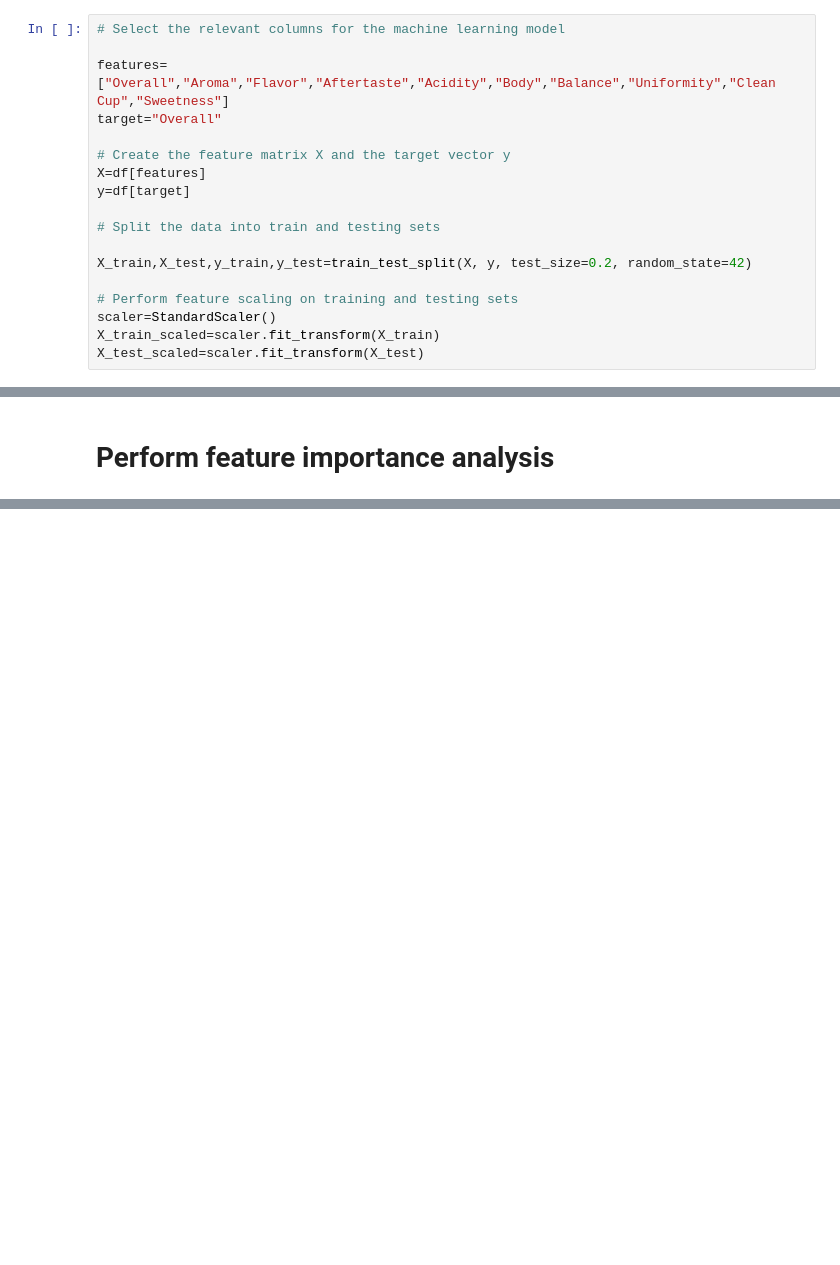
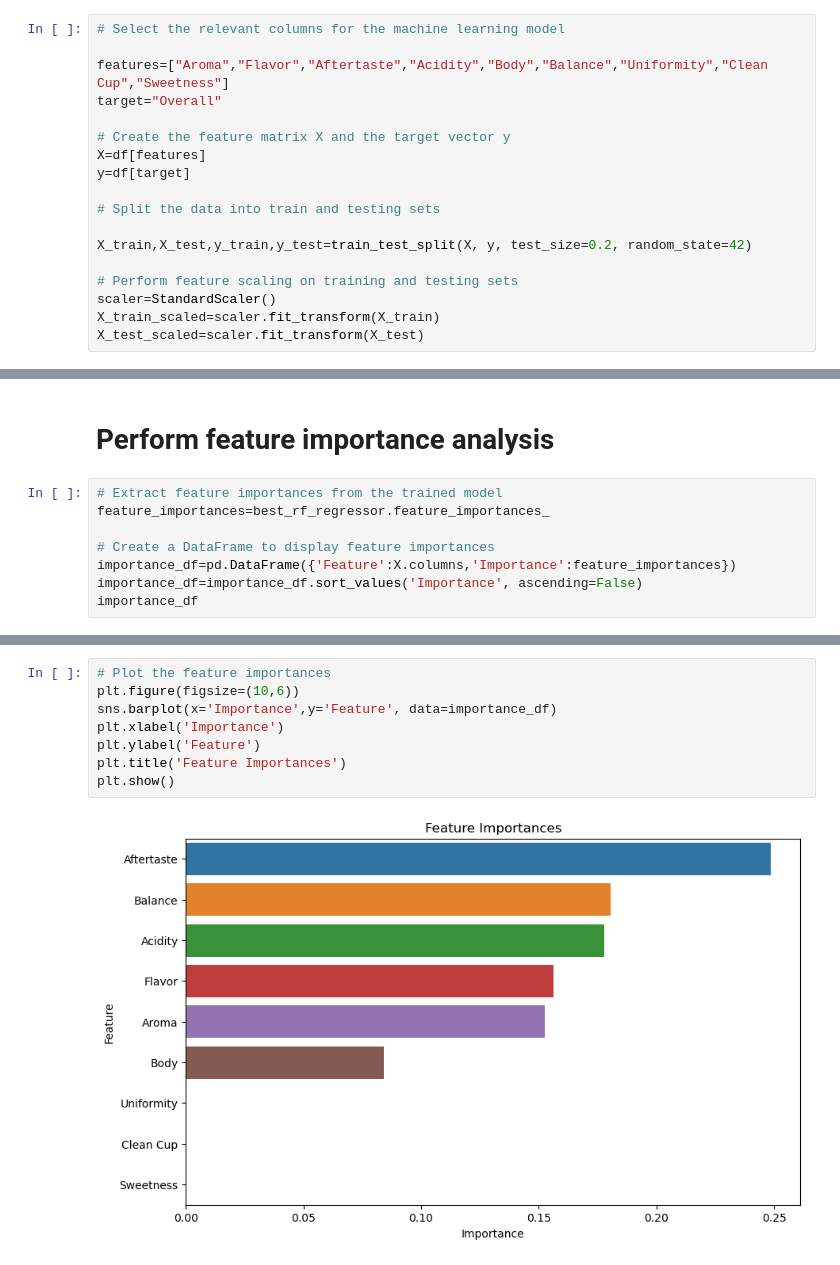
Before and after one commit to fatimzahra1/caffee_quality, a Jupyter notebook: notebookaec9936ddb.ipynb, the cells around one changed output, grey strips where cells are left out. Drawn from its saved outputs; the diff is of its cells as text; blank space fills up the shorter version.

Commit message:
Perform feature importance analysis

```diff
--- a/notebookaec9936ddb.ipynb
+++ b/notebookaec9936ddb.ipynb
@@ -170,7 +170,7 @@ plt.show()
 # %%
 # Select the relevant columns for the machine learning model
 
-features=["Overall","Aroma","Flavor","Aftertaste","Acidity","Body","Balance","Uniformity","Clean Cup","Sweetness"]
+features=["Aroma","Flavor","Aftertaste","Acidity","Body","Balance","Uniformity","Clean Cup","Sweetness"]
 target="Overall"
 
 # Create the feature matrix X and the target vector y
@@ -305,2 +305,10 @@ Coefficient of Determination (R^2): 0.6202
 # %% [markdown]
 # Perform feature importance analysis
+# %%
+# Extract feature importances from the trained model
+feature_importances=best_rf_regressor.feature_importances_
+
+# Create a DataFrame to display feature importances
+importance_df=pd.DataFrame({'Feature':X.columns,'Importance':feature_importances})
+importance_df=importance_df.sort_values('Importance', ascending=False)
+importance_df
@@ -306,0 +326,10 @@ Coefficient of Determination (R^2): 0.6202
+# %%
+# Plot the feature importances
+plt.figure(figsize=(10,6))
+sns.barplot(x='Importance',y='Feature', data=importance_df)
+plt.xlabel('Importance')
+plt.ylabel('Feature')
+plt.title('Feature Importances')
+plt.show()
+# %% [output]
+[figure, added]
```
Also changed, not shown: parts of 5 cells of this notebook.
